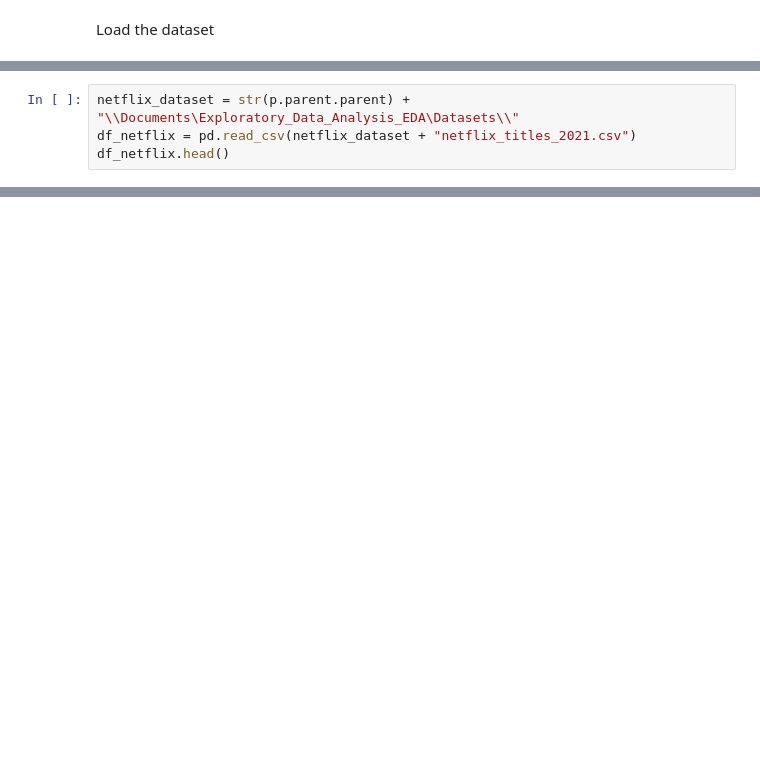
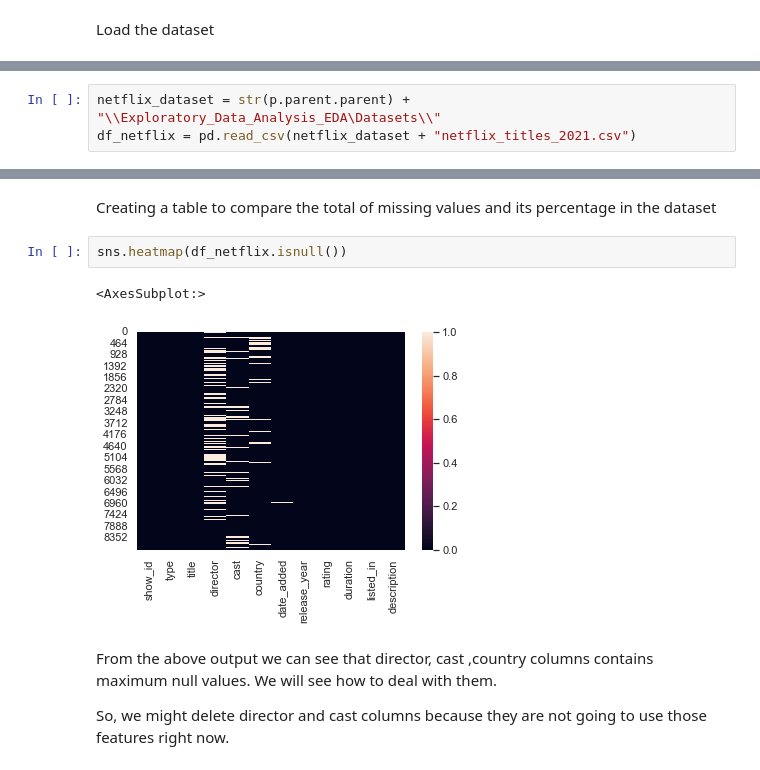
Before and after one commit to esthefaniagapito/Exploratory_Data_Analysis_EDA, a Jupyter notebook: EDA_Classes/EDA_Netflix.ipynb, the cells around one changed output, grey strips where cells are left out. Cells and saved outputs as stored; diff of their text form; blank space fills up the shorter version.

Commit message:
Netflix EDA adding item 3 - Data Profiling

```diff
--- a/EDA_Classes/EDA_Netflix.ipynb
+++ b/EDA_Classes/EDA_Netflix.ipynb
@@ -81,4 +80,3 @@ WindowsPath('C:/Users/admin/Documents/Exploratory_Data_Analysis_EDA')
 # %%
-netflix_dataset = str(p.parent.parent) + "\\Documents\Exploratory_Data_Analysis_EDA\Datasets\\"
+netflix_dataset = str(p.parent.parent) + "\\Exploratory_Data_Analysis_EDA\Datasets\\"
 df_netflix = pd.read_csv(netflix_dataset + "netflix_titles_2021.csv")
-df_netflix.head()
@@ -91,0 +242,11 @@ df_netflix.head()
+# %% [markdown]
+Creating a table to compare the total of missing values and its percentage in the dataset
+# %%
+sns.heatmap(df_netflix.isnull())
+# %% [output]
+<AxesSubplot:>
+[figure, added]
+# %% [markdown]
+From the above output we can see that director, cast ,country columns contains maximum null values. We will see how to deal with them.
+
+So, we might delete director and cast columns because they are not going to use those features right now.
```
Also changed, not shown: parts of 33 cells of this notebook, 1 other file.
